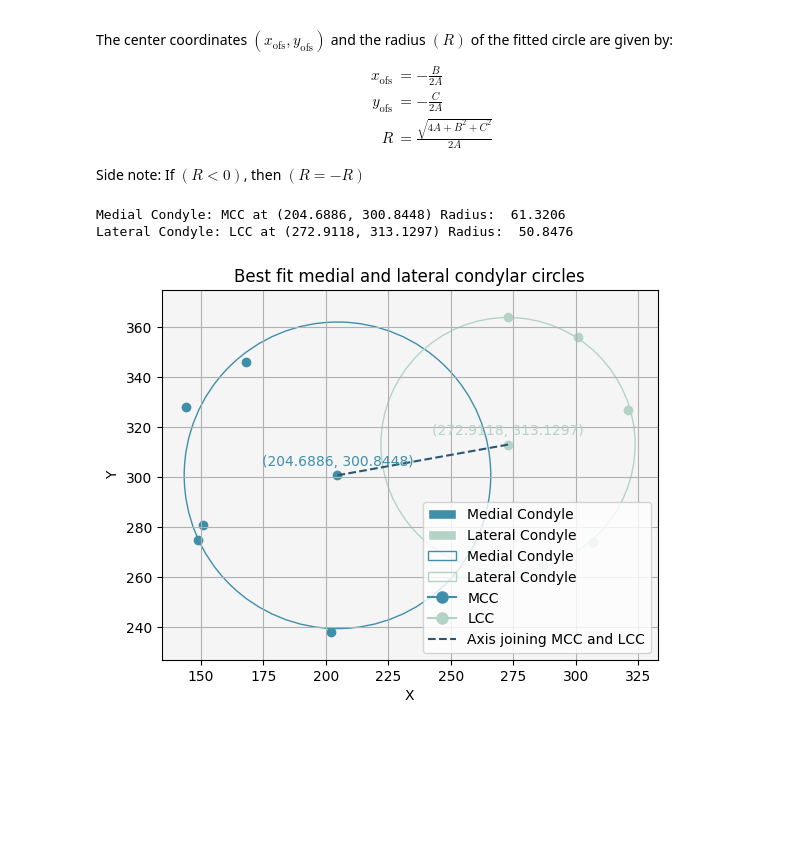
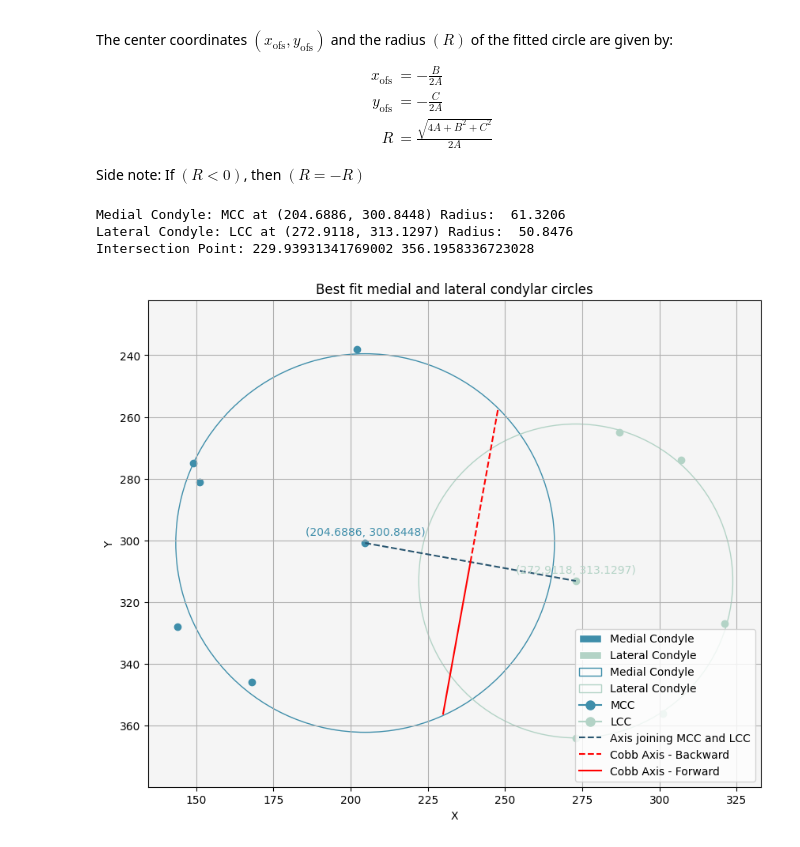
Before and after one commit to kalamity0513/AutoCobb, a Jupyter notebook: Step_one.ipynb, the cells around one changed output. Saved outputs shown, nothing was run; the diff lists cells and outputs as text; code cells hidden in the pictures; blank space fills up the shorter version.

Commit message:
Made changes to lready existing least squares calculation to draw perpendicular axis

```diff
--- a/Step_one.ipynb
+++ b/Step_one.ipynb
@@ -157,6 +157,8 @@ if __name__ == '__main__':
     print(ss1)
     print(ss2)
 
+    # Create a larger figure
+    plt.figure(figsize=(10, 8))
     plt.grid(True)
     plt.axis('equal')
 
@@ -179,32 +181,59 @@ if __name__ == '__main__':
     plt.annotate(f'({ans2[0]:.4f}, {ans2[1]:.4f})', (ans2[0], ans2[1]), textcoords="offset points", xytext=(0,5), ha='center', va='bottom', color='#b3d3c6')
 
     # Connect the centers with a line
     plt.plot([ans1[0], ans2[0]], [ans1[1], ans2[1]], color ='#2a5670', linestyle='--', label='Center Line')
 
+    # Draw perpendicular lines
+    cobb_x = (ans1[0] + ans2[0]) / 2
+    cobb_y = (ans1[1] + ans2[1]) / 2
+
+    # Calculate perpendicular vector
+    perp_vector = np.array([-ans2[1] + ans1[1], ans2[0] - ans1[0]])
+
+    # Normalize perpendicular vector
+    perp_vector = perp_vector / np.linalg.norm(perp_vector)
+
+    # Find intersection point
+    intersection_x = cobb_x + perp_vector[0] * 50  # Assuming 50 is a sufficient length for intersection
+    intersection_y = cobb_y + perp_vector[1] * 50
+    print("Intersection Point:", intersection_x, intersection_y)
+
+    # Draw dashed line backward
+    plt.plot([cobb_x - perp_vector[0] * 50, cobb_x], [cobb_y - perp_vector[1] * 50, cobb_y], color='red', linestyle='--', label='Cobb Axis - Backward')
+
+    # Draw solid line forward
+    plt.plot([cobb_x, cobb_x + perp_vector[0] * 50], [cobb_y, cobb_y + perp_vector[1] * 50], color='red', linestyle='-', label='Cobb Axis - Forward')
+
     # Set labels and legend
     plt.title('Best fit medial and lateral condylar circles')
     plt.xlabel('X')
     plt.ylabel('Y')
 
     # Add a legend with the new line
     legend_elements = [
         Patch(facecolor='#3f8eaa', edgecolor='w', label='Medial Condyle'),
         Patch(facecolor='#b3d3c6', edgecolor='w', label='Lateral Condyle'),
         circle1,
         circle2,
         plt.Line2D([0], [0], marker='o', color='#3f8eaa', label='MCC', markersize=8),
         plt.Line2D([0], [0], marker='o', color='#b3d3c6', label='LCC', markersize=8),
-        plt.Line2D([0], [0], color ='#2a5670', linestyle='--', label='Axis joining MCC and LCC')
+        plt.Line2D([0], [0], color ='#2a5670', linestyle='--', label='Axis joining MCC and LCC'),
+        plt.Line2D([0], [0], color ='red', linestyle='--', label='Cobb Axis - Backward'),
+        plt.Line2D([0], [0], color ='red', linestyle='-', label='Cobb Axis - Forward')
     ]
 
     plt.legend(handles=legend_elements, loc='lower right')
 
     # Set the background color
     plt.gca().set_facecolor('#f5f5f5')
 
+    # Invert the y-axis
+    plt.gca().invert_yaxis()
+
     # Show the plot
     plt.show()
 # %% [output]
 Medial Condyle: MCC at (204.6886, 300.8448) Radius:  61.3206
 Lateral Condyle: LCC at (272.9118, 313.1297) Radius:  50.8476
+Intersection Point: 229.93931341769002 356.1958336723028
-[figure, old version]
+[figure, new version]
```
